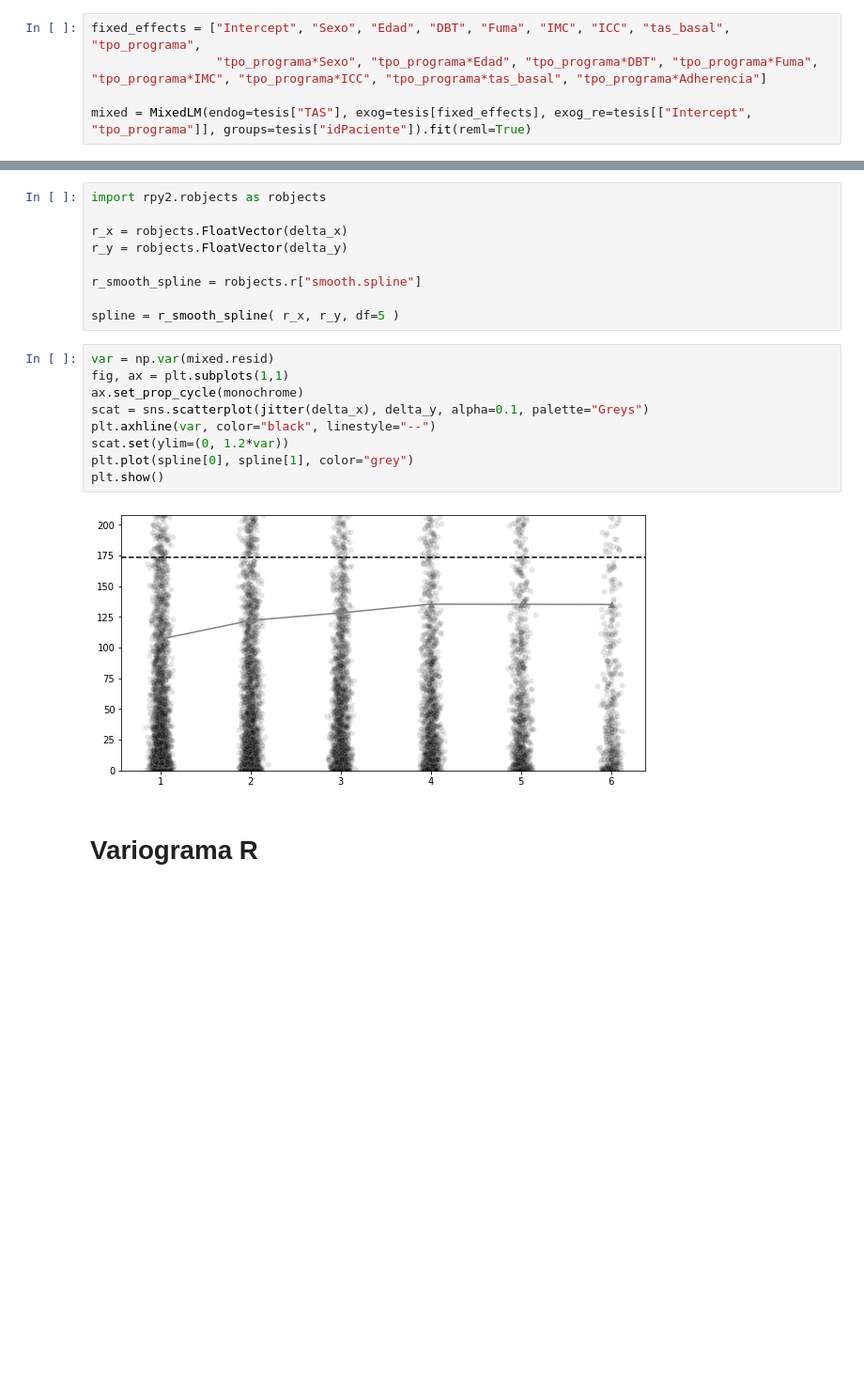
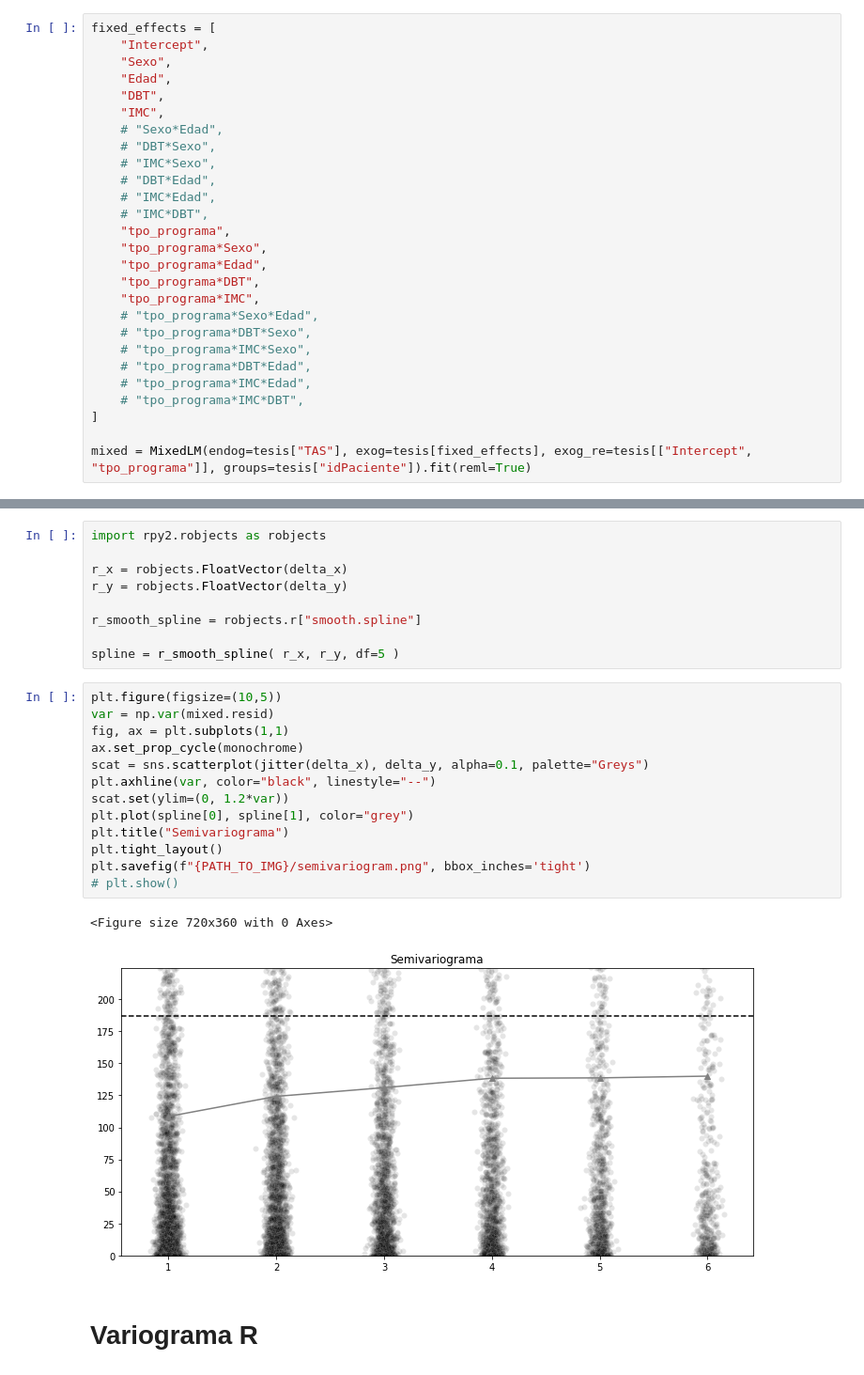
Before and after one commit to ecometto94/Tesis, a Jupyter notebook: Sintaxis/Análisis Descriptivo Paper Style.ipynb, the cells around one changed output, grey strips where cells are left out. Shown at 94% size. Cells and saved outputs as stored; diff of their text form; blank space fills up the shorter version.

```diff
--- a/Sintaxis/Análisis Descriptivo Paper Style.ipynb
+++ b/Sintaxis/Análisis Descriptivo Paper Style.ipynb
@@ -325,8 +328,30 @@ tesis = pd.DataFrame(tesis, columns=new_columns)
 
 tesis["Intercept"] = 1
 # %%
-fixed_effects = ["Intercept", "Sexo", "Edad", "DBT", "Fuma", "IMC", "ICC", "tas_basal", "tpo_programa",
-                 "tpo_programa*Sexo", "tpo_programa*Edad", "tpo_programa*DBT", "tpo_programa*Fuma", "tpo_programa*IMC", "tpo_programa*ICC", "tpo_programa*tas_basal", "tpo_programa*Adherencia"]
+fixed_effects = [
+    "Intercept",
+    "Sexo",
+    "Edad",
+    "DBT",
+    "IMC",
+    # "Sexo*Edad",
+    # "DBT*Sexo",
+    # "IMC*Sexo",
+    # "DBT*Edad",
+    # "IMC*Edad",
+    # "IMC*DBT",
+    "tpo_programa",
+    "tpo_programa*Sexo",
+    "tpo_programa*Edad",
+    "tpo_programa*DBT",
+    "tpo_programa*IMC",
+    # "tpo_programa*Sexo*Edad",
+    # "tpo_programa*DBT*Sexo",
+    # "tpo_programa*IMC*Sexo",
+    # "tpo_programa*DBT*Edad",
+    # "tpo_programa*IMC*Edad",
+    # "tpo_programa*IMC*DBT",
+]
 
 mixed = MixedLM(endog=tesis["TAS"], exog=tesis[fixed_effects], exog_re=tesis[["Intercept", "tpo_programa"]], groups=tesis["idPaciente"]).fit(reml=True)
 # %%
@@ -377,16 +402,21 @@ r_smooth_spline = robjects.r["smooth.spline"]
 
 spline = r_smooth_spline( r_x, r_y, df=5 )
 # %%
+plt.figure(figsize=(10,5))
 var = np.var(mixed.resid)
 fig, ax = plt.subplots(1,1)
 ax.set_prop_cycle(monochrome)
 scat = sns.scatterplot(jitter(delta_x), delta_y, alpha=0.1, palette="Greys")
 plt.axhline(var, color="black", linestyle="--")
 scat.set(ylim=(0, 1.2*var))
 plt.plot(spline[0], spline[1], color="grey")
-plt.show()
+plt.title("Semivariograma")
+plt.tight_layout()
+plt.savefig(f"{PATH_TO_IMG}/semivariogram.png", bbox_inches='tight')
+# plt.show()
 # %% [output]
+<Figure size 720x360 with 0 Axes>
-[figure, old version]
+[figure, new version]
 # %% [markdown]
 # Variograma R
 # %%
```
Also changed, not shown: parts of 9 cells of this notebook, 7 other files.
